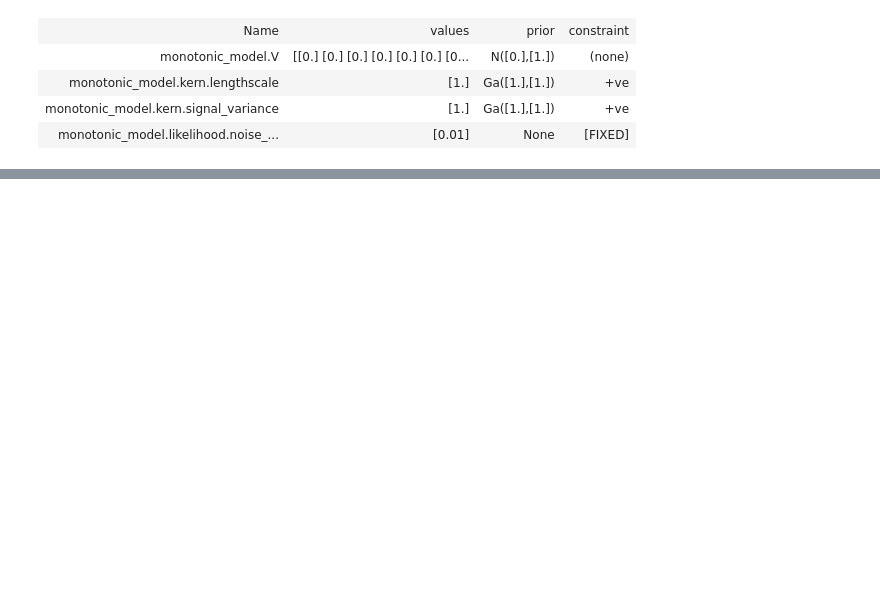
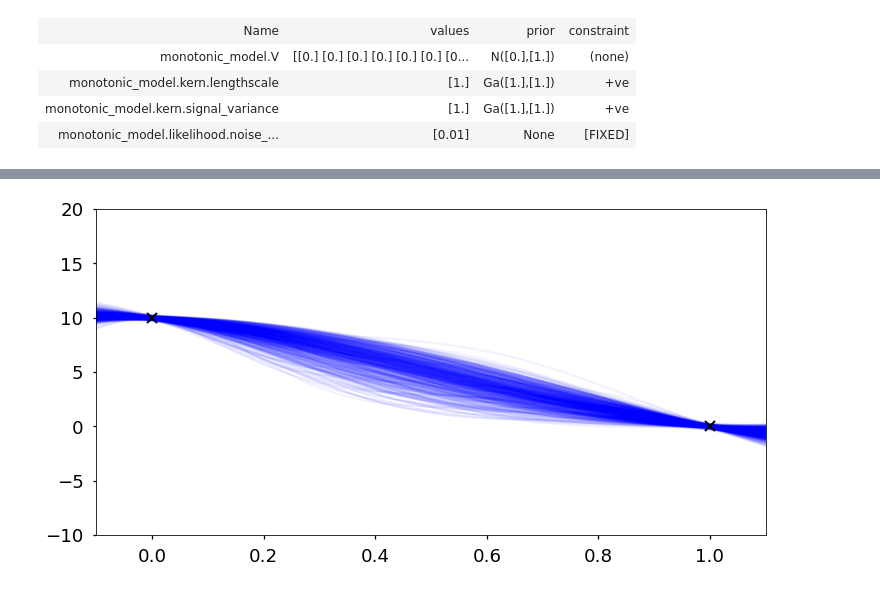
Before and after one commit to nawalgao/ConstrainedGP, a Jupyter notebook: monotone_notebooks/MonotoneDecreasing.ipynb, the cells around one changed output, grey strips where cells are left out. Saved outputs shown, nothing was run; the diff lists cells and outputs as text; code cells hidden in the pictures; blank space fills up the shorter version.

```diff
--- a/monotone_notebooks/MonotoneDecreasing.ipynb
+++ b/monotone_notebooks/MonotoneDecreasing.ipynb
@@ -56,0 +66,2 @@ m.optimize(maxiter=150) # start near MAP
+# %%
+samples = m.sample(500, Lmax = 40, epsilon = 0.01, thin = 5, burn = 1000, verbose= True)
@@ -56,0 +86,15 @@ m.optimize(maxiter=150) # start near MAP
+# %%
+sample_df = m.get_samples_df(samples)
+#plot the function posterior
+xx = np.linspace(-0.1, 1.1, 100)[:,None]
+plt.figure(figsize=(12, 6))
+for i, s in sample_df.iterrows():
+    m.set_parameter_dict(s)
+    f = m.predict_f_samples(xx, 1)
+    plt.plot(xx, f[0,:,:], 'b', lw=2, alpha = 0.05)
+
+plt.plot(X, Y, 'kx', mew=2)
+_ = plt.xlim(xx.min(), xx.max())
+_ = plt.ylim(-10, 20)
+# %% [output]
+[figure, added]
```
Also changed, not shown: parts of 5 cells of this notebook, 23 other files.
